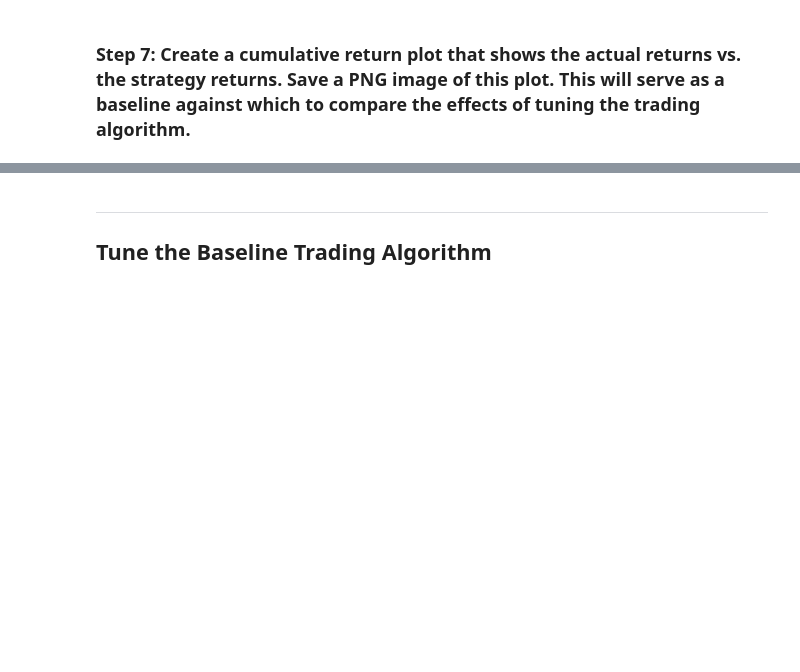
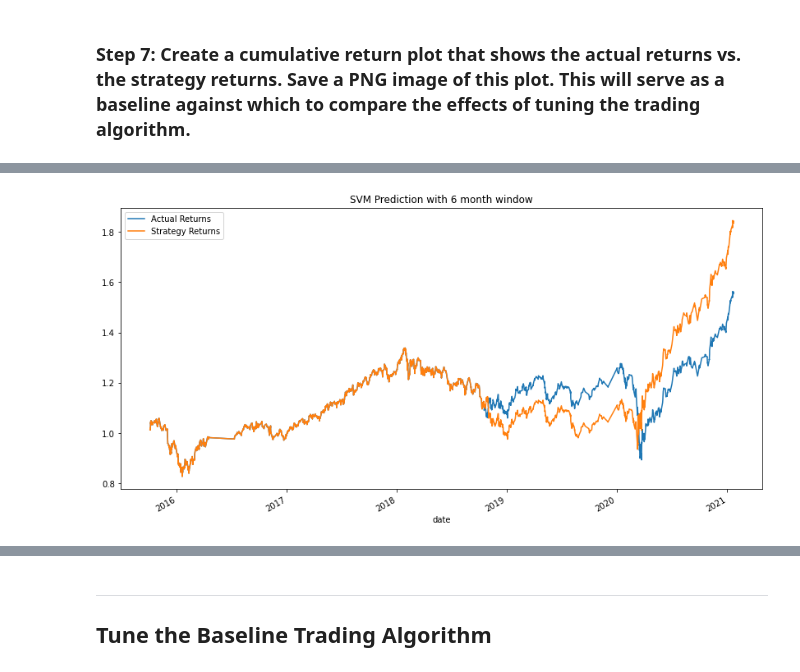
Before and after one commit to stefimaz/Fintech_Database, a Jupyter notebook: C14_Algorithmic_trading/machine_learning_trading_bot.ipynb, the cells around one changed output, grey strips where cells are left out. Drawn from its saved outputs; the diff is of its cells as text; code cells hidden in the pictures; blank space fills up the shorter version.

```diff
--- a/C14_Algorithmic_trading/machine_learning_trading_bot.ipynb
+++ b/C14_Algorithmic_trading/machine_learning_trading_bot.ipynb
@@ -390,0 +402,7 @@ plt.savefig("./Resources/svmfig.png")
+# %%
+# Plot the actual returns versus the strategy returns (6 months data training)
+(1 + predictions_df[["Actual Returns", "Strategy Returns"]]).cumprod().plot(
+    title= "SVM Prediction with 6 month window", figsize=(14,7))
+plt.savefig("./Images/svmfig_6months.png")
+# %% [output]
+[figure, added]
```
Also changed, not shown: parts of 15 cells of this notebook, 17 other files.
